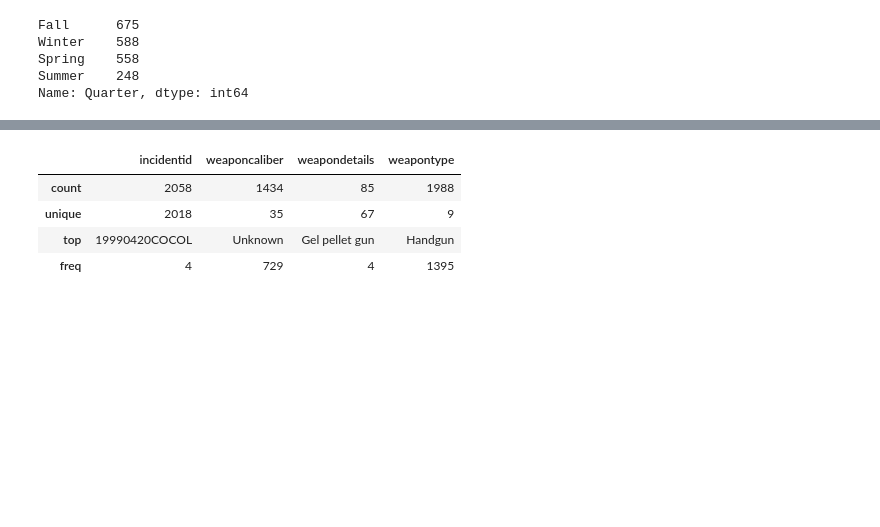
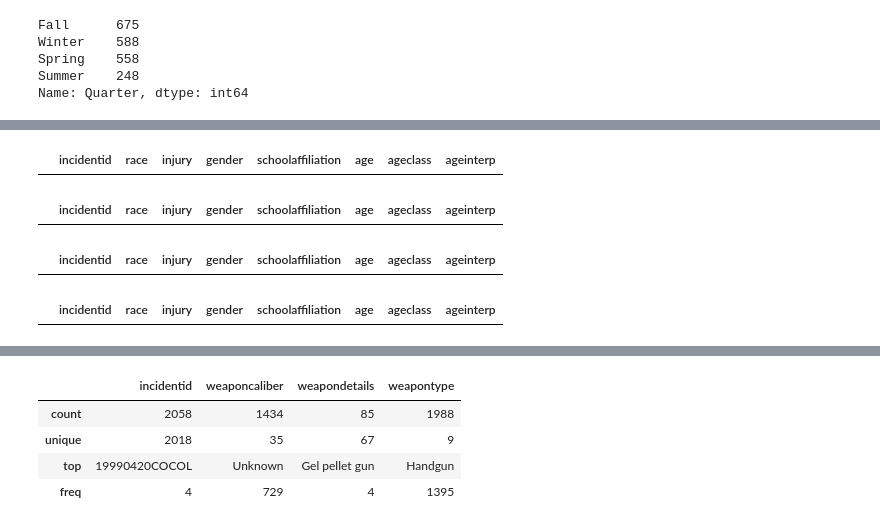
Before and after one commit to mariliabrito/gunviolence, a Jupyter notebook: Violência_Escolar.ipynb, the cells around one changed output, grey strips where cells are left out. Cells and saved outputs as stored; diff of their text form; code cells hidden in the pictures; blank space fills up the shorter version.

```diff
--- a/Violência_Escolar.ipynb
+++ b/Violência_Escolar.ipynb
@@ -270,0 +687,3 @@ df_shoot.describe()
+# %%
+# Preenchendo valores nulos como unknown
+df_victm['age'].fillna('Unknown',inplace=True)
@@ -270,0 +702,16 @@ df_shoot.describe()
+# %%
+df_victm[df_victm['ageinterp'] == 'Teen']
+# %% [output]
+|  | incidentid | race | injury | gender | schoolaffiliation | age | ageclass | ageinterp |
+# %%
+df_victm[df_victm['ageinterp'] == 'Adult']
+# %% [output]
+|  | incidentid | race | injury | gender | schoolaffiliation | age | ageclass | ageinterp |
+# %%
+df_victm[df_victm['ageinterp'] == 'Child']
+# %% [output]
+|  | incidentid | race | injury | gender | schoolaffiliation | age | ageclass | ageinterp |
+# %%
+df_victm[df_victm['ageinterp'] == 'Officer']
+# %% [output]
+|  | incidentid | race | injury | gender | schoolaffiliation | age | ageclass | ageinterp |
```
Also changed, not shown: parts of 87 cells of this notebook.
